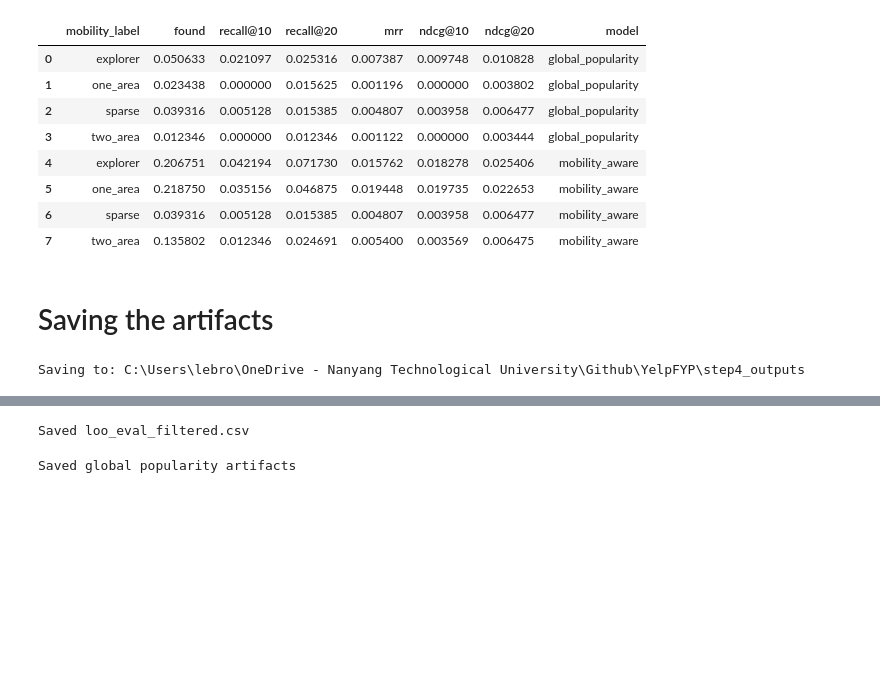
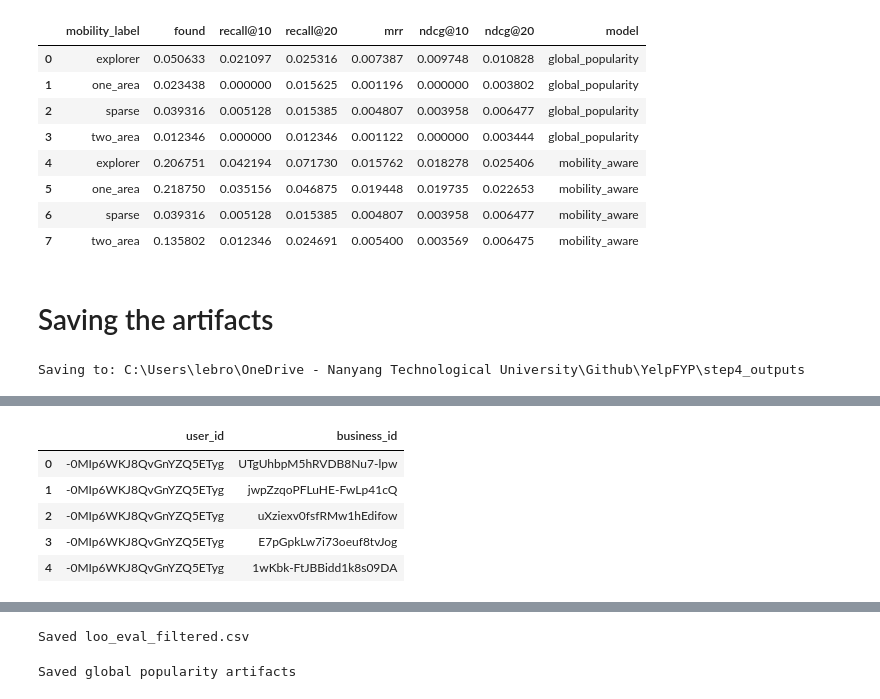
Before and after one commit to bron322/YelpFYP, a Jupyter notebook: notebooks/build_step4.ipynb, the cells around one changed output, grey strips where cells are left out. Drawn from its saved outputs; the diff is of its cells as text; code cells hidden in the pictures; blank space fills up the shorter version.

```diff
--- a/build_step4.ipynb
+++ b/notebooks/build_step4.ipynb
@@ -509,3 +509,81 @@ STEP4_DIR.mkdir(parents=True, exist_ok=True)
 print("Saving to:", STEP4_DIR)
 # %% [output]
 Saving to: C:\Users\lebro\OneDrive - Nanyang Technological University\Github\YelpFYP\step4_outputs
+# %%
+import pandas as pd
+from pathlib import Path
+
+# Paths
+VISITS_PATH = r"C:\Users\lebro\OneDrive - Nanyang Technological University\Github\YelpFYP\step1_outputs\user_visit_events.parquet"
+MOBILITY_PATH = r"C:\Users\lebro\OneDrive - Nanyang Technological University\Github\YelpFYP\step2_outputs\user_mobility_table.csv"
+STEP4_DIR = Path(r"C:\Users\lebro\OneDrive - Nanyang Technological University\Github\YelpFYP\step4_outputs")
+STEP4_DIR.mkdir(parents=True, exist_ok=True)
+
+# Load only what is needed
+visits = pd.read_csv(VISITS_PATH)
+mobility = pd.read_csv(MOBILITY_PATH)
+
+# Time column
+TIME_COL = "event_time"
+visits[TIME_COL] = pd.to_datetime(visits[TIME_COL], errors="coerce")
+
+# Build leave-one-out split exactly like your Step 4
+visits_loo = visits.dropna(subset=[TIME_COL]).copy()
+visits_loo = visits_loo.sort_values(["user_id", TIME_COL])
+
+loo_rows = []
+train_rows = []
+
+for uid, dfu in visits_loo.groupby("user_id"):
+    if len(dfu) < 5:
+        continue
+
+    dfu = dfu.sort_values(TIME_COL)
+    train = dfu.iloc[:-1].copy()
+    test = dfu.iloc[-1].copy()
+
+    loo_rows.append({
+        "user_id": uid,
+        "test_business_id": test["business_id"],
+        "test_time": test[TIME_COL],
+        "n_train_events": len(train),
+        "n_total_events": len(dfu),
+    })
+
+    train_rows.append(train)
+
+loo_eval = pd.DataFrame(loo_rows)
+train_visits = pd.concat(train_rows, ignore_index=True)
+
+# Filter to the profiled users, same as your Step 4
+profiled_users = set(mobility["user_id"])
+
+loo_eval_filtered = loo_eval[loo_eval["user_id"].isin(profiled_users)].copy()
+train_visits_filtered = train_visits[train_visits["user_id"].isin(profiled_users)].copy()
+
+# Export LightFM files
+train_interactions = (
+    train_visits_filtered[["user_id", "business_id"]]
+    .drop_duplicates()
+    .copy()
+)
+train_interactions.to_csv(STEP4_DIR / "train_interactions.csv", index=False)
+
+test_interactions = (
+    loo_eval_filtered[["user_id", "test_business_id"]]
+    .rename(columns={"test_business_id": "business_id"})
+    .copy()
+)
+test_interactions.to_csv(STEP4_DIR / "test_interactions.csv", index=False)
+
+print("Saved:", STEP4_DIR / "train_interactions.csv")
+print("Saved:", STEP4_DIR / "test_interactions.csv")
+print()
+print("loo_eval_filtered users:", loo_eval_filtered["user_id"].nunique())
+print("train_visits_filtered users:", train_visits_filtered["user_id"].nunique())
+print("train_interactions shape:", train_interactions.shape)
+print("test_interactions shape:", test_interactions.shape)
+
+display(train_interactions.head())
+display(test_interactions.head())
+# %% [output]
@@ -511,0 +597,6 @@ Saving to: C:\Users\lebro\OneDrive - Nanyang Technological University\Github\Yel
+|  | user_id | business_id |
+| 0 | -0MIp6WKJ8QvGnYZQ5ETyg | UTgUhbpM5hRVDB8Nu7-lpw |
+| 1 | -0MIp6WKJ8QvGnYZQ5ETyg | jwpZzqoPFLuHE-FwLp41cQ |
+| 2 | -0MIp6WKJ8QvGnYZQ5ETyg | uXziexv0fsfRMw1hEdifow |
+| 3 | -0MIp6WKJ8QvGnYZQ5ETyg | E7pGpkLw7i73oeuf8tvJog |
+| 4 | -0MIp6WKJ8QvGnYZQ5ETyg | 1wKbk-FtJBBidd1k8s09DA |
```
Also changed, not shown: parts of 5 cells of this notebook, 15 other files.
